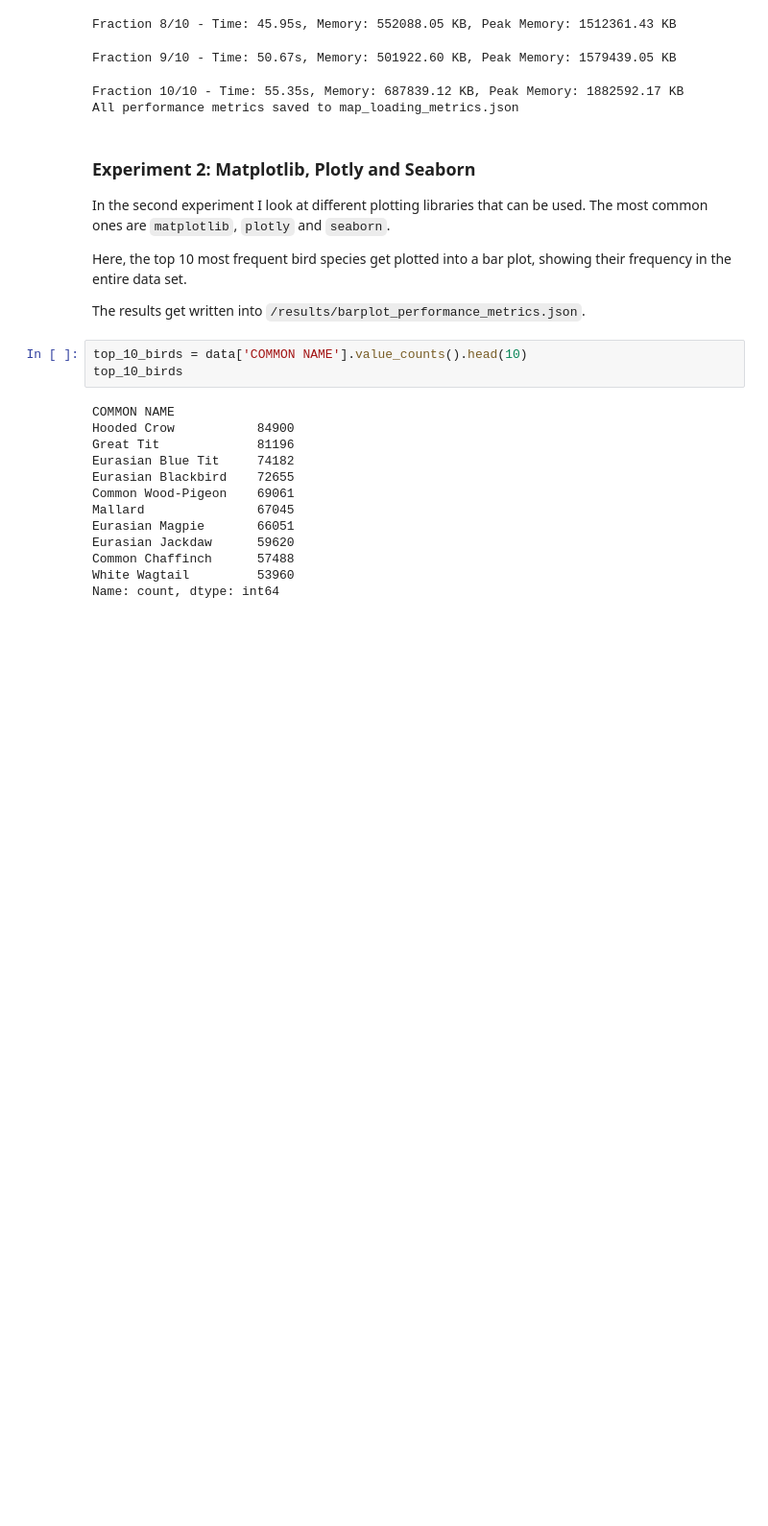
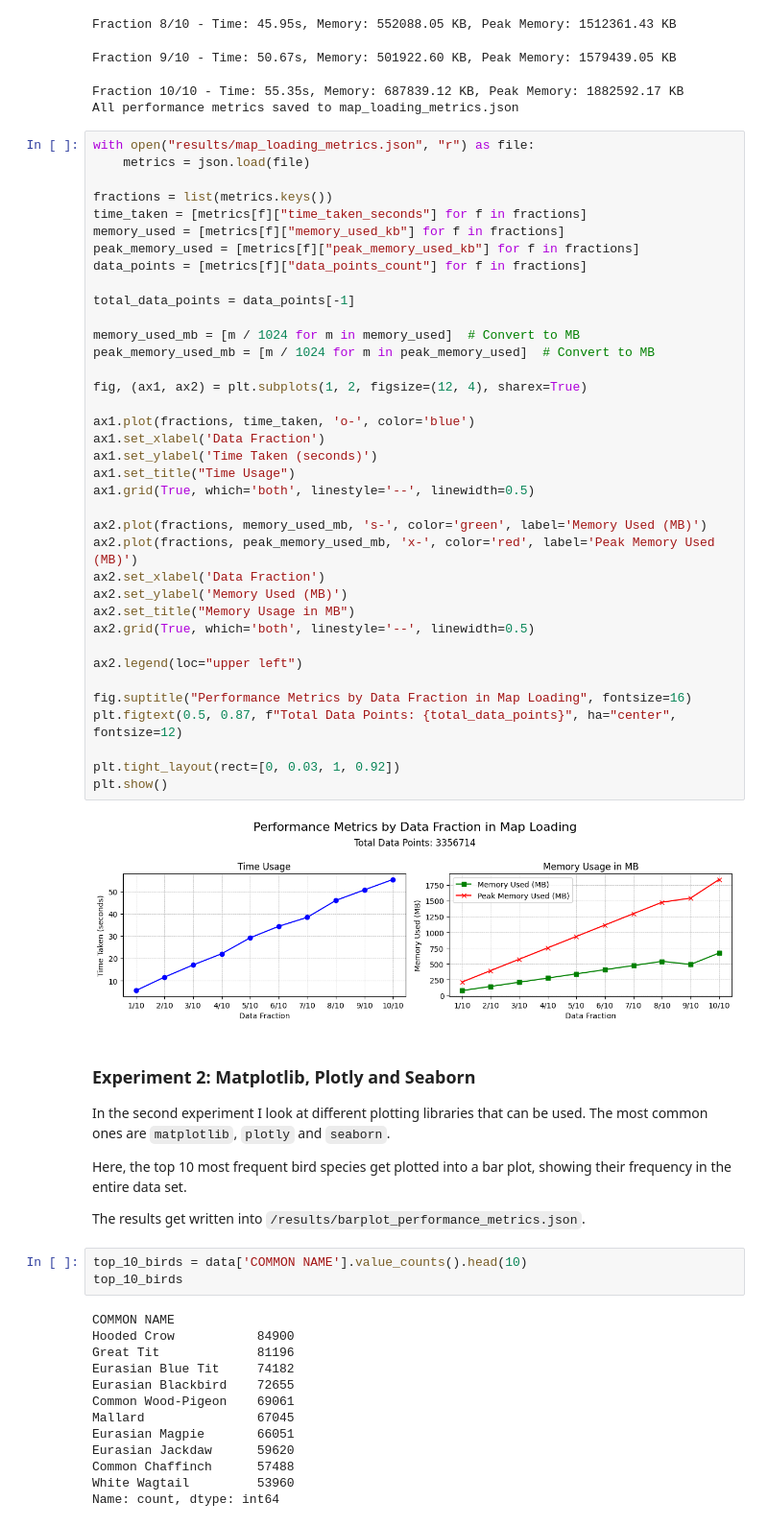
Before and after one commit to okaynils/fhnw-ds-ivi, a Jupyter notebook: notebook.ipynb, the cells around one changed output. Shown at 96% size. Drawn from its saved outputs; the diff is of its cells as text; blank space fills up the shorter version.

Commit message:
added figure exports

```diff
--- a/notebook.ipynb
+++ b/notebook.ipynb
@@ -103,6 +99,45 @@ Fraction 8/10 - Time: 45.95s, Memory: 552088.05 KB, Peak Memory: 1512361.43 KB
 Fraction 9/10 - Time: 50.67s, Memory: 501922.60 KB, Peak Memory: 1579439.05 KB
 Fraction 10/10 - Time: 55.35s, Memory: 687839.12 KB, Peak Memory: 1882592.17 KB
 All performance metrics saved to map_loading_metrics.json
+# %%
+with open("results/map_loading_metrics.json", "r") as file:
+    metrics = json.load(file)
+
+fractions = list(metrics.keys())
+time_taken = [metrics[f]["time_taken_seconds"] for f in fractions]
+memory_used = [metrics[f]["memory_used_kb"] for f in fractions]
+peak_memory_used = [metrics[f]["peak_memory_used_kb"] for f in fractions]
+data_points = [metrics[f]["data_points_count"] for f in fractions]
+
+total_data_points = data_points[-1]
+
+memory_used_mb = [m / 1024 for m in memory_used]  # Convert to MB
+peak_memory_used_mb = [m / 1024 for m in peak_memory_used]  # Convert to MB
+
+fig, (ax1, ax2) = plt.subplots(1, 2, figsize=(12, 4), sharex=True)
+
+ax1.plot(fractions, time_taken, 'o-', color='blue')
+ax1.set_xlabel('Data Fraction')
+ax1.set_ylabel('Time Taken (seconds)')
+ax1.set_title("Time Usage")
+ax1.grid(True, which='both', linestyle='--', linewidth=0.5)
+
+ax2.plot(fractions, memory_used_mb, 's-', color='green', label='Memory Used (MB)')
+ax2.plot(fractions, peak_memory_used_mb, 'x-', color='red', label='Peak Memory Used (MB)')
+ax2.set_xlabel('Data Fraction')
+ax2.set_ylabel('Memory Used (MB)')
+ax2.set_title("Memory Usage in MB")
+ax2.grid(True, which='both', linestyle='--', linewidth=0.5)
+
+ax2.legend(loc="upper left")
+
+fig.suptitle("Performance Metrics by Data Fraction in Map Loading", fontsize=16)
+plt.figtext(0.5, 0.87, f"Total Data Points: {total_data_points}", ha="center", fontsize=12)
+
+plt.tight_layout(rect=[0, 0.03, 1, 0.92])
+plt.show()
+# %% [output]
+[figure, added]
 # %% [markdown]
 ### Experiment 2: Matplotlib, Plotly and Seaborn
 
```
Also changed, not shown: parts of 2 cells of this notebook, 2 other files.
